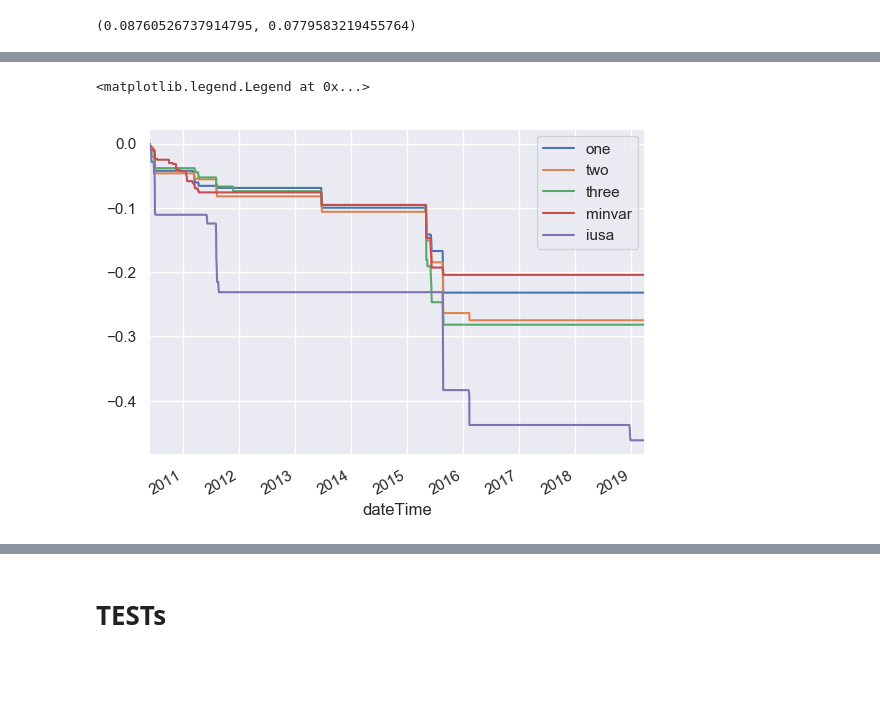
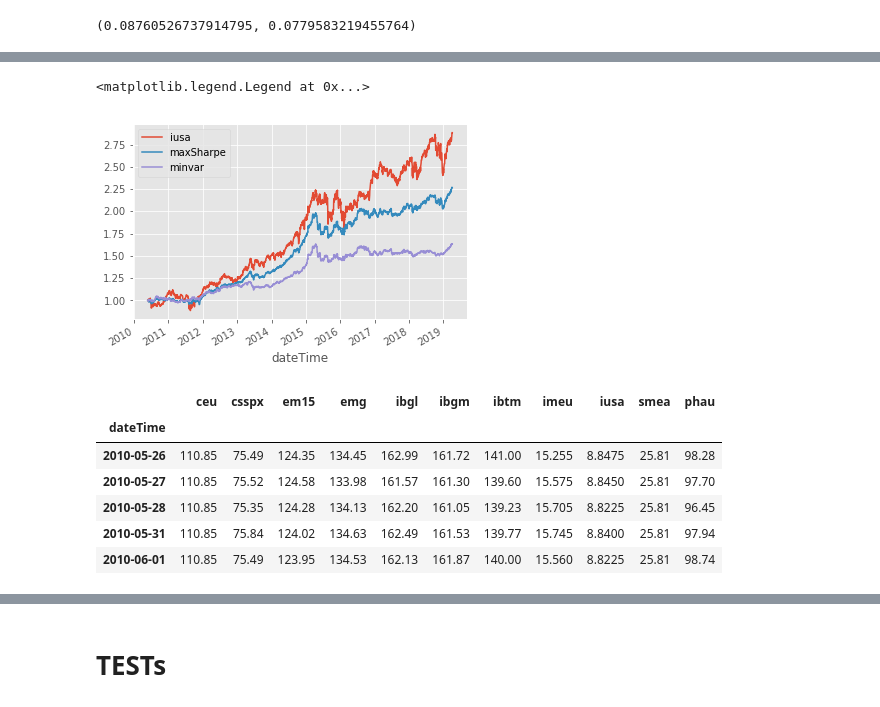
Before and after one commit to zniffur/mytrading, a Jupyter notebook: Clean data.ipynb, the cells around one changed output, grey strips where cells are left out. Drawn from its saved outputs; the diff is of its cells as text; code cells hidden in the pictures; blank space fills up the shorter version.

Commit message:
montecarlo ritorni portafoglio come maxSharpe

```diff
--- a/Clean data.ipynb
+++ b/Clean data.ipynb
@@ -937,16 +945,19 @@ calcPortfolioPerf(weights, meanDailyReturns, covMatrix, PERIODS)
 # assets = ['em15', 'ibtm', 'iusa', 'smea', 'phau']
 mydata = data[assets]
 ndata = mydata/mydata.iloc[0]
-ndata2 = ndata.copy()
+pndata = ndata.copy()
 
 weights = np.array([0.2,0.3,0.2,0.2,0.1])
-ndata2['one'] = ndata.mul(weights,axis=1).sum(axis=1)
+pndata['one'] = ndata.mul(weights,axis=1).sum(axis=1)
 
 weights = np.array([0.3,0.1,0.3,0.2,0.1])
-ndata2['two'] = ndata.mul(weights,axis=1).sum(axis=1)
+pndata['two'] = ndata.mul(weights,axis=1).sum(axis=1)
 
 weights = np.array([0.6,0.0,0.39,0.0,0.01])
-ndata2['three'] = ndata.mul(weights,axis=1).sum(axis=1)
+pndata['three'] = ndata.mul(weights,axis=1).sum(axis=1)
 
 weights = minVar['x']
-ndata2['minvar'] = ndata.mul(weights,axis=1).sum(axis=1)
+pndata['minvar'] = ndata.mul(weights,axis=1).sum(axis=1)
+
+weights = maxSharpe['x']
+pndata['maxSharpe'] = ndata.mul(weights,axis=1).sum(axis=1)
@@ -967,12 +964,18 @@ plt.show();
-# %%
-dd = ndata2.sub(ndata2.cummax())
-
-dd.one.cummin().plot()
-dd.two.cummin().plot()
-dd.three.cummin().plot()
-dd.minvar.cummin().plot()
-dd.iusa.cummin().plot()
-plt.legend()
-# %% [output]
-<matplotlib.legend.Legend at 0x...>
-[figure, removed]
+# %%
+pndata.iusa.plot()
+pndata.maxSharpe.plot()
+pndata.minvar.plot()
+plt.legend()
+# %% [output]
+<matplotlib.legend.Legend at 0x...>
+[figure, added]
+# %%
+data.head()
+# %% [output]
+|  | ceu | csspx | em15 | emg | ibgl | ibgm | ibtm | imeu | iusa | smea | phau |
+| dateTime |  |  |  |  |  |  |  |  |  |  |  |
+| 2010-05-26 | 110.85 | 75.49 | 124.35 | 134.45 | 162.99 | 161.72 | 141.00 | 15.255 | 8.8475 | 25.81 | 98.28 |
+| 2010-05-27 | 110.85 | 75.52 | 124.58 | 133.98 | 161.57 | 161.30 | 139.60 | 15.575 | 8.8450 | 25.81 | 97.70 |
+| 2010-05-28 | 110.85 | 75.35 | 124.28 | 134.13 | 162.20 | 161.05 | 139.23 | 15.705 | 8.8225 | 25.81 | 96.45 |
+| 2010-05-31 | 110.85 | 75.84 | 124.02 | 134.63 | 162.49 | 161.53 | 139.77 | 15.745 | 8.8400 | 25.81 | 97.94 |
+| 2010-06-01 | 110.85 | 75.49 | 123.95 | 134.53 | 162.13 | 161.87 | 140.00 | 15.560 | 8.8225 | 25.81 | 98.74 |
```
Also changed, not shown: parts of 25 cells of this notebook.
